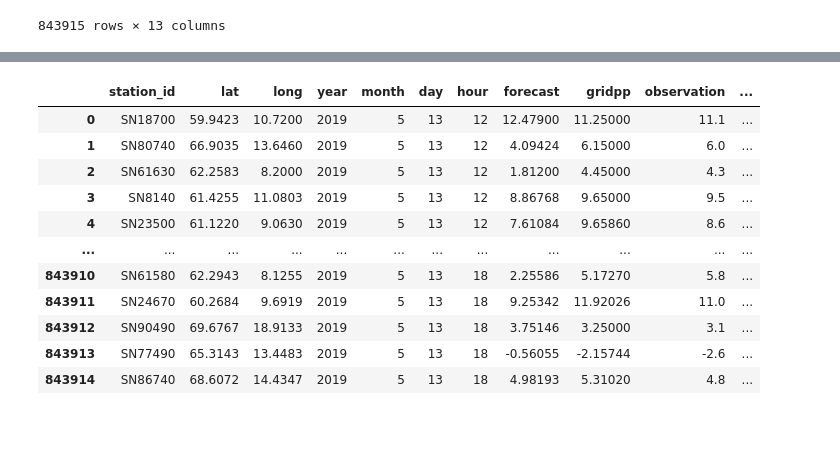
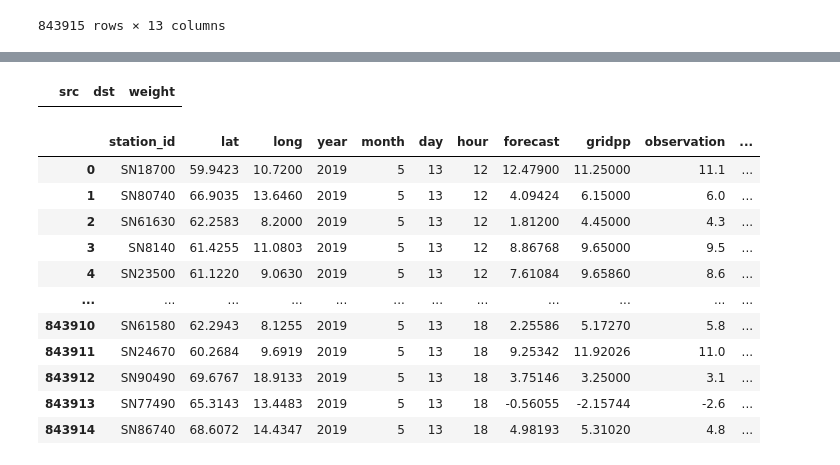
Before and after one commit to garaujo94/msc_postprocessing_weather, a Jupyter notebook: notebooks/creating new class.ipynb, the cells around one changed output, grey strips where cells are left out. Cells and saved outputs as stored; diff of their text form; code cells hidden in the pictures; blank space fills up the shorter version.

```diff
--- a/notebooks/creating new class.ipynb
+++ b/notebooks/creating new class.ipynb
@@ -197,3 +249,7 @@ z.dataframe
+# %%
+z.edges.query('src == 191')
+# %% [output]
+|  | src | dst | weight |
 # %%
 z.save()
 # %%
```
Also changed, not shown: parts of 5 cells of this notebook, 2 other files.
